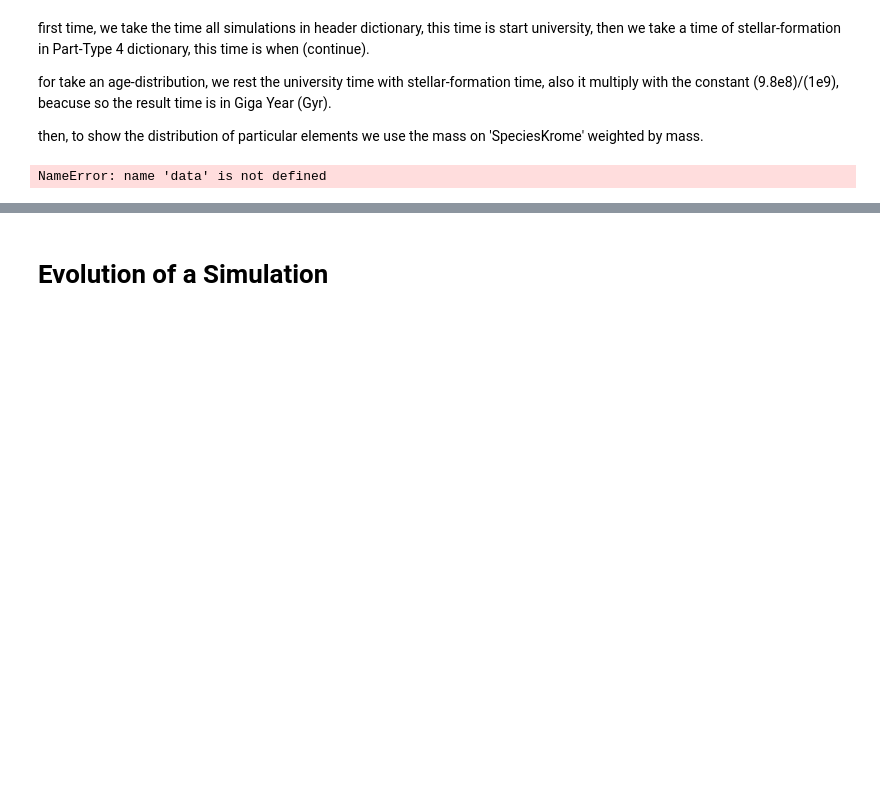
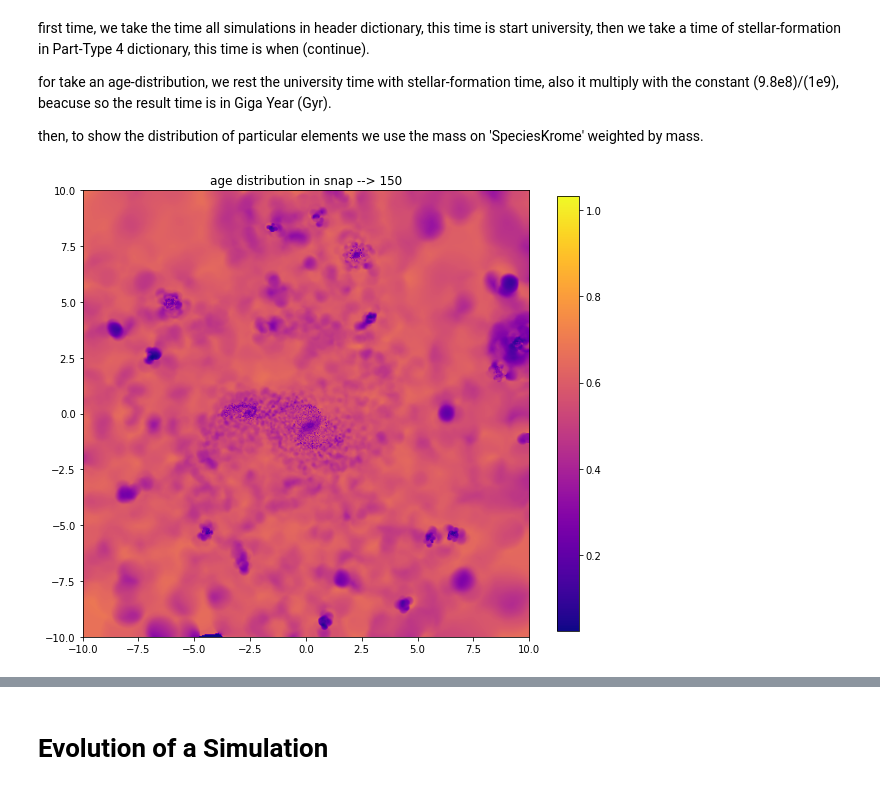
Before and after one commit to sebalepe/sphviewer_userguide, a Jupyter notebook: Sphviewer User Guide.ipynb, the cells around one changed output, grey strips where cells are left out. Saved outputs shown, nothing was run; the diff lists cells and outputs as text; code cells hidden in the pictures; blank space fills up the shorter version.

```diff
--- a/Sphviewer User Guide.ipynb
+++ b/Sphviewer User Guide.ipynb
@@ -765,30 +781,32 @@ for take an age-distribution, we rest the university time with stellar-formation
 then, to show the distribution of particular elements we use the mass on 'SpeciesKrome' weighted by mass.
 # %%
 #img, extent, vmin, vmax, cmap, label, l_color='white' ,hori=True, save=False, path=''
+import matplotlib.pyplot as plt
+
 extent = [-10, 10, -10, 10]
 snap = data.snaps[150]
 
 x,y,z = snap.centroid(snap.pos)
 time = (snap.header['time'] - snap.part[4]['StellarFormationTime'])*(9.8e8)/(1e9)
 masa = snap.mass[4]
 age_qv = snap.quickview(pos= snap.pos[4],mass= time*masa[:,0], r='infinity', extent=extent,
                     plot=False, x=x, y=y, z=z, logscale=False, nb=15)
 density = snap.quickview(pos= snap.pos[4],mass= masa[:,0], r='infinity', extent=extent,
                     plot=False, x=x, y=y, z=z, logscale=False, nb=15)
 img = age_qv.get_image()
 mass = density.get_image()
 
 img_real = img/mass
 
 final_img = snap.fix_img(img_real)
 
-snap.get_v(final_img, 1, 3)
+vmin, vmax = snap.get_v(final_img, 1, 1.5)
 
-plt.figure(figsize(10,10))
-plt.imshow(final_img, extent=extent, cmap='plasma', vmin=vmin, vmax=vmax)
+plt.figure(figsize=(10,10))
+show = plt.imshow(final_img, extent=extent, cmap='plasma', vmin=vmin, vmax=vmax)
 
 plt.colorbar(show, shrink=0.8, spacing='proportional')
 plt.title(f'age distribution in snap --> 150')
 plt.show()
 # %% [output]
-NameError: name 'data' is not defined
+[figure, added]
```
Also changed, not shown: parts of 2 cells of this notebook.
